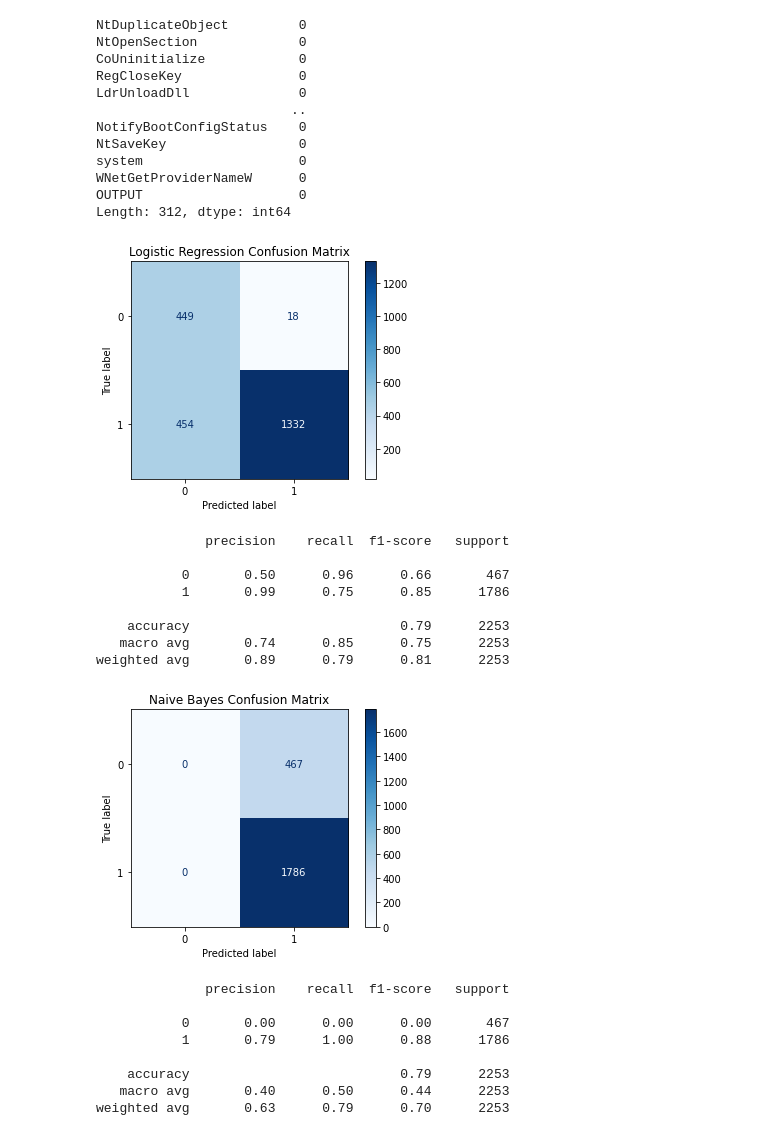
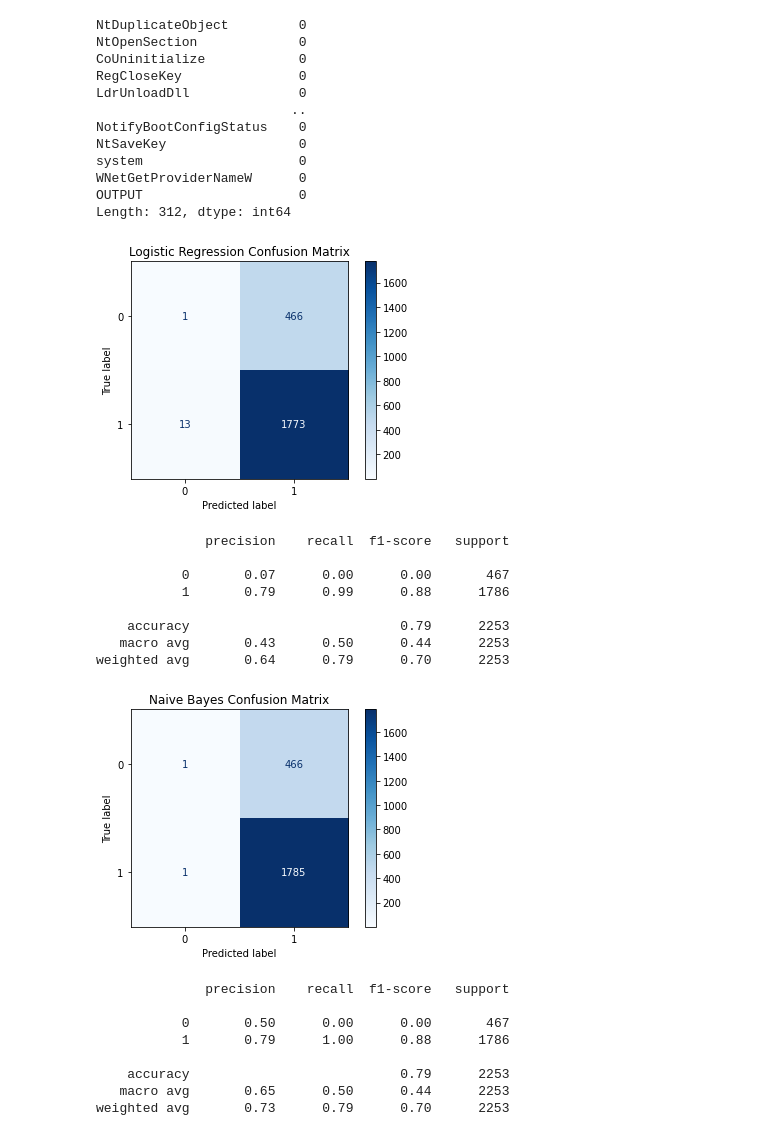
Before and after one commit to Arefe-Masnouie/data-mining, a Jupyter notebook: ML/supervised_learning/final-pro/ex-3/ex3.ipynb, the cells around one changed output. Saved outputs shown, nothing was run; the diff lists cells and outputs as text; code cells hidden in the pictures.

```diff
--- a/ML/supervised_learning/final-pro/ex-3/ex3.ipynb
+++ b/ML/supervised_learning/final-pro/ex-3/ex3.ipynb
@@ -50,33 +51,38 @@ X_train, X_test, y_train, y_test = train_test_split(x, y, test_size=0.2, random_
 # %%
 stn = StandardScaler()
 X_train = stn.fit_transform(X_train)
-X_test = stn.fit_transform(X_test)
+# %%
+smote = SMOTE(random_state=42)
+X_train_smote, y_train_smote = smote.fit_resample(X_train, y_train)
 # %%
-lg = LogisticRegression(max_iter=1000)
-lg.fit(X_train, y_train)
+lg = LogisticRegression(
+    class_weight='balanced',
+    max_iter=1000,
+    random_state=42)
+lg.fit(X_train_smote, y_train_smote)
 ypred_lg = lg.predict(X_test)
 
 cm_lg = confusion_matrix(y_test, ypred_lg)
 cm_lg_disp = ConfusionMatrixDisplay(cm_lg)
 cm_lg_disp.plot(cmap=plt.cm.Blues)
 plt.title("Logistic Regression Confusion Matrix")
 plt.show()
 
 print(classification_report(y_test, ypred_lg))
 # %% [output]
-[figure, old version]
+[figure, new version]
               precision    recall  f1-score   support
 
-           0       0.50      0.96      0.66       467
-           1       0.99      0.75      0.85      1786
+           0       0.07      0.00      0.00       467
+           1       0.79      0.99      0.88      1786
 
     accuracy                           0.79      2253
-   macro avg       0.74      0.85      0.75      2253
-weighted avg       0.89      0.79      0.81      2253
+   macro avg       0.43      0.50      0.44      2253
+weighted avg       0.64      0.79      0.70      2253
 # %%
 #naive bayes model
 gn = GaussianNB()
-gn.fit(X_train, y_train)
+gn.fit(X_train_smote, y_train_smote)
 ypred_gn = gn.predict(X_test)
 
 cm_gn = confusion_matrix(y_test, ypred_gn)
@@ -87,12 +93,12 @@ plt.show()
 
 print(classification_report(y_test, ypred_gn))
 # %% [output]
-[figure, old version]
+[figure, new version]
               precision    recall  f1-score   support
 
-           0       0.00      0.00      0.00       467
+           0       0.50      0.00      0.00       467
            1       0.79      1.00      0.88      1786
 
     accuracy                           0.79      2253
-   macro avg       0.40      0.50      0.44      2253
-weighted avg       0.63      0.79      0.70      2253
+   macro avg       0.65      0.50      0.44      2253
+weighted avg       0.73      0.79      0.70      2253
```
Also changed, not shown: parts of 1 cell of this notebook.
